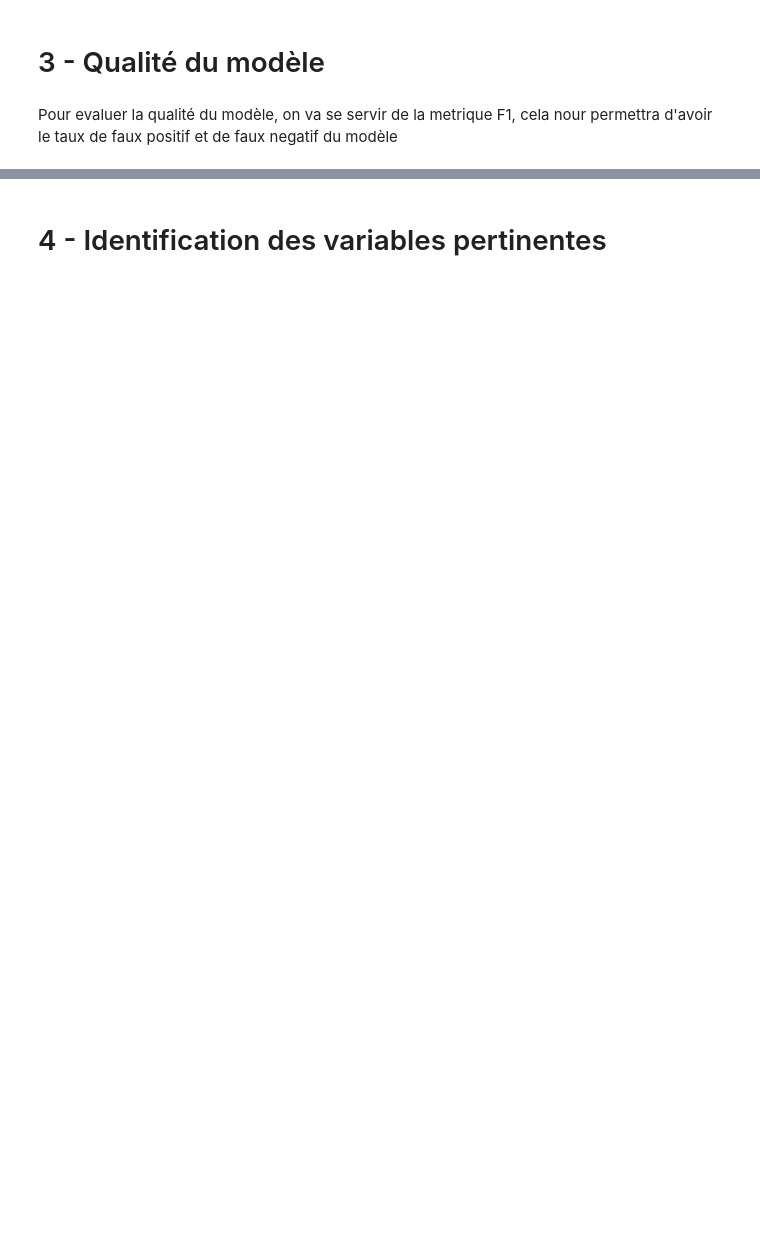
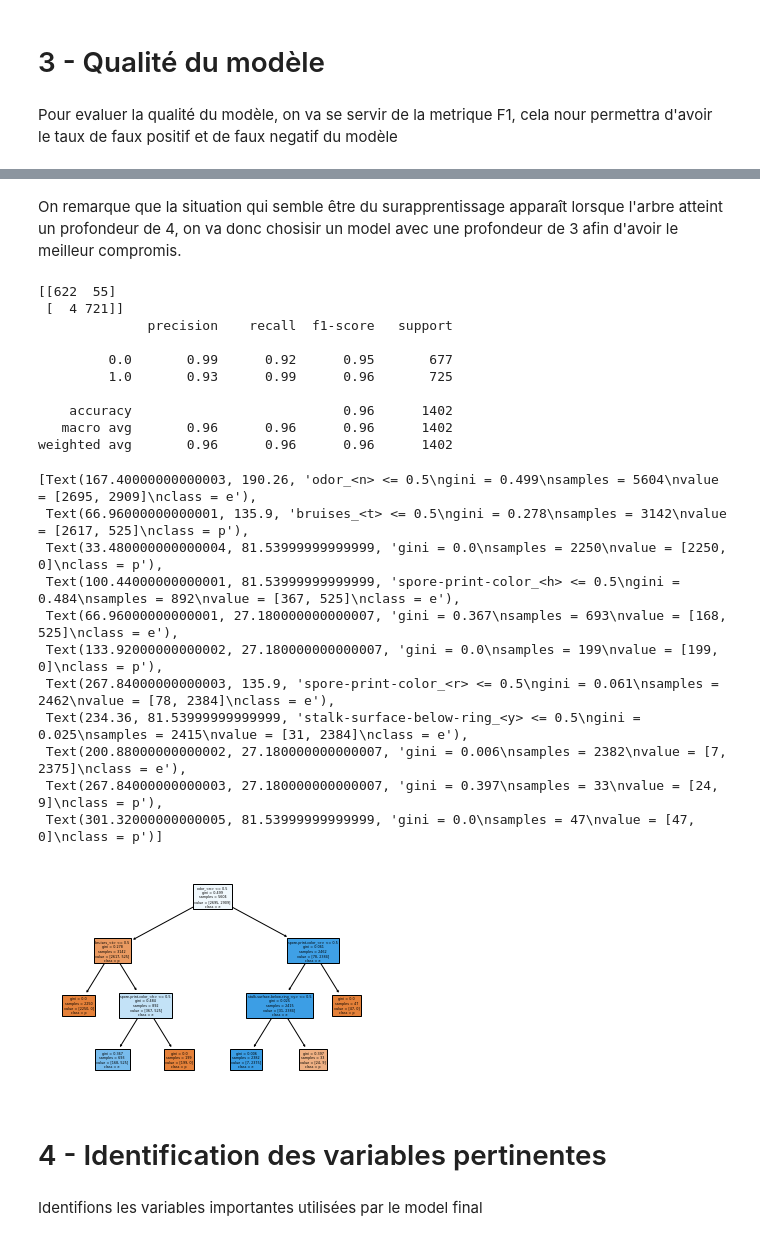
Before and after one commit to raphael-brgs/projet-champignon, a Jupyter notebook: Work.ipynb, the cells around one changed output, grey strips where cells are left out. Saved outputs shown, nothing was run; the diff lists cells and outputs as text; code cells hidden in the pictures; blank space fills up the shorter version.

Commit message:
projet finalisé

```diff
--- a/Work.ipynb
+++ b/Work.ipynb
@@ -260,2 +287,33 @@ weighted avg       1.00      1.00      1.00      1402
+# %% [markdown]
+On remarque que la situation qui semble être du surapprentissage apparaît lorsque l'arbre atteint un profondeur de 4, on va donc chosisir un model avec une profondeur de 3 afin d'avoir le meilleur compromis.
+# %%
+model_final = DecisionTreeClassifier (random_state=0, max_depth = 3)
+evaluation(model_final)
+plot_tree(model_final, feature_names=X_test.columns, filled=True , class_names= ['p','e'])
+# %% [output]
+[[622  55]
+ [  4 721]]
+              precision    recall  f1-score   support
+
+         0.0       0.99      0.92      0.95       677
+         1.0       0.93      0.99      0.96       725
+
+    accuracy                           0.96      1402
+   macro avg       0.96      0.96      0.96      1402
+weighted avg       0.96      0.96      0.96      1402
+[Text(167.40000000000003, 190.26, 'odor_<n> <= 0.5\ngini = 0.499\nsamples = 5604\nvalue = [2695, 2909]\nclass = e'),
+ Text(66.96000000000001, 135.9, 'bruises_<t> <= 0.5\ngini = 0.278\nsamples = 3142\nvalue = [2617, 525]\nclass = p'),
+ Text(33.480000000000004, 81.53999999999999, 'gini = 0.0\nsamples = 2250\nvalue = [2250, 0]\nclass = p'),
+ Text(100.44000000000001, 81.53999999999999, 'spore-print-color_<h> <= 0.5\ngini = 0.484\nsamples = 892\nvalue = [367, 525]\nclass = e'),
+ Text(66.96000000000001, 27.180000000000007, 'gini = 0.367\nsamples = 693\nvalue = [168, 525]\nclass = e'),
+ Text(133.92000000000002, 27.180000000000007, 'gini = 0.0\nsamples = 199\nvalue = [199, 0]\nclass = p'),
+ Text(267.84000000000003, 135.9, 'spore-print-color_<r> <= 0.5\ngini = 0.061\nsamples = 2462\nvalue = [78, 2384]\nclass = e'),
+ Text(234.36, 81.53999999999999, 'stalk-surface-below-ring_<y> <= 0.5\ngini = 0.025\nsamples = 2415\nvalue = [31, 2384]\nclass = e'),
+ Text(200.88000000000002, 27.180000000000007, 'gini = 0.006\nsamples = 2382\nvalue = [7, 2375]\nclass = e'),
+ Text(267.84000000000003, 27.180000000000007, 'gini = 0.397\nsamples = 33\nvalue = [24, 9]\nclass = p'),
+ Text(301.32000000000005, 81.53999999999999, 'gini = 0.0\nsamples = 47\nvalue = [47, 0]\nclass = p')]
+[figure, added]
 # %% [markdown]
 # 4 - Identification des variables pertinentes
+# %% [markdown]
+Identifions les variables importantes utilisées par le model final
```
Also changed, not shown: parts of 15 cells of this notebook, 2 other files.
